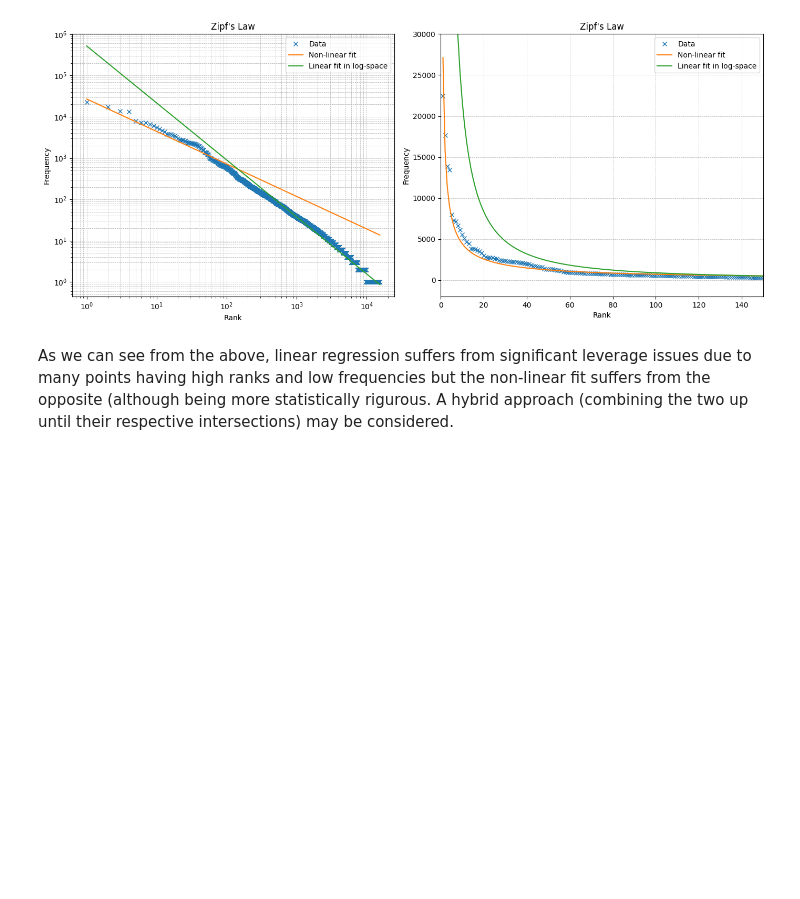
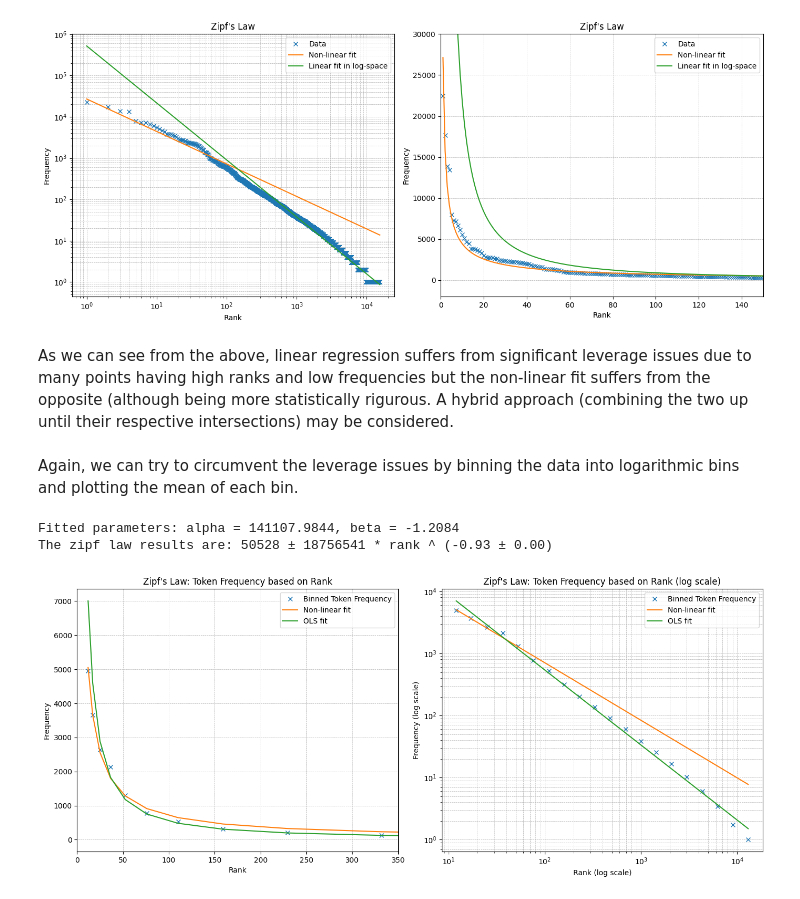
Before and after one commit to AimbotParce/MDS-IRRS-ZipfLaw, a Jupyter notebook: notebooks/Zipf.ipynb, the cells around one changed output. Cells and saved outputs as stored; diff of their text form; code cells hidden in the pictures; blank space fills up the shorter version.

Commit message:
Add binning to Zipf's law

```diff
--- a/notebooks/Zipf.ipynb
+++ b/notebooks/Zipf.ipynb
@@ -110,3 +111,67 @@ plt.show()
 [figure]
 # %% [markdown]
 As we can see from the above, linear regression suffers from significant leverage issues due to many points having high ranks and low frequencies but the non-linear fit suffers from the opposite (although being more statistically rigurous. A hybrid approach (combining the two up until their respective intersections) may be considered.
+# %% [markdown]
+Again, we can try to circumvent the leverage issues by binning the data into logarithmic bins and plotting the mean of each bin.
+# %%
+num_bins = 20
+ranks_binned = np.logspace(1, np.log10(len(rank)), num_bins + 1, dtype=np.uint32)
+counts_binned = np.zeros(num_bins)
+for i, (bottom_rank, top_rank) in enumerate(zip(ranks_binned[:-1], ranks_binned[1:])):
+    counts_slice = counts[(rank >= bottom_rank) & (rank < top_rank)]
+    if len(counts_slice) > 0:
+        counts_binned[i] = np.mean(counts_slice)
+    else:
+        counts_binned[i] = 0
+ranks_binned_midpoints = (ranks_binned[:-1] + ranks_binned[1:]) / 2
+# %%
+from sklearn.linear_model import LinearRegression
+
+model = LinearRegression()
+model.fit(np.log(ranks_binned_midpoints).reshape(-1, 1), np.log(counts_binned).reshape(-1, 1))
+beta_binned_ols = model.coef_[0][0]
+alpha_binned_ols = np.exp(model.intercept_[0])
+print(f"Fitted parameters: alpha = {alpha_binned_ols:.4f}, beta = {beta_binned_ols:.4f}")
+
+
+from scipy.optimize import curve_fit
+
+
+def zipf(x, alpha, beta):
+    return alpha * x**beta
+
+
+(alpha_binned, beta_binned), pcov = curve_fit(zipf, ranks_binned_midpoints, counts_binned)
+print(
+    f"The zipf law results are: {alpha_binned:.0f} ± {pcov[0][0]:.0f} * rank ^ ({beta_binned:.2f} ± {pcov[1][1]:.2f})"
+)
+# %% [output]
+Fitted parameters: alpha = 141107.9844, beta = -1.2084
+The zipf law results are: 50528 ± 18756541 * rank ^ (-0.93 ± 0.00)
+# %%
+fig, ax = plt.subplots(1, 2, figsize=(14, 6))
+ax[0].plot(ranks_binned_midpoints, counts_binned, "x", label="Binned Token Frequency")
+ax[0].plot(ranks_binned_midpoints, alpha_binned * ranks_binned_midpoints**beta_binned, label="Non-linear fit")
+ax[0].plot(ranks_binned_midpoints, alpha_binned_ols * ranks_binned_midpoints**beta_binned_ols, label="OLS fit")
+ax[0].set_xlabel("Rank")
+ax[0].set_ylabel("Frequency")
+ax[0].set_title("Zipf's Law: Token Frequency based on Rank")
+ax[0].set_xlim(0, 350)
+ax[0].grid(True, which="both", linestyle="--", linewidth=0.5)
+ax[0].legend()
+
+ax[1].plot(ranks_binned_midpoints, counts_binned, "x", label="Binned Token Frequency")
+ax[1].plot(ranks_binned_midpoints, alpha_binned * ranks_binned_midpoints**beta_binned, label="Non-linear fit")
+ax[1].plot(ranks_binned_midpoints, alpha_binned_ols * ranks_binned_midpoints**beta_binned_ols, label="OLS fit")
+ax[1].set_xlabel("Rank (log scale)")
+ax[1].set_ylabel("Frequency (log scale)")
+ax[1].set_xscale("log")
+ax[1].set_yscale("log")
+ax[1].set_title("Zipf's Law: Token Frequency based on Rank (log scale)")
+ax[1].grid(True, which="both", linestyle="--", linewidth=0.5)
+ax[1].legend()
+
+plt.tight_layout()
+plt.show()
+# %% [output]
+[figure, added]
```
Also changed, not shown: parts of 6 cells of this notebook, 1 other file.
